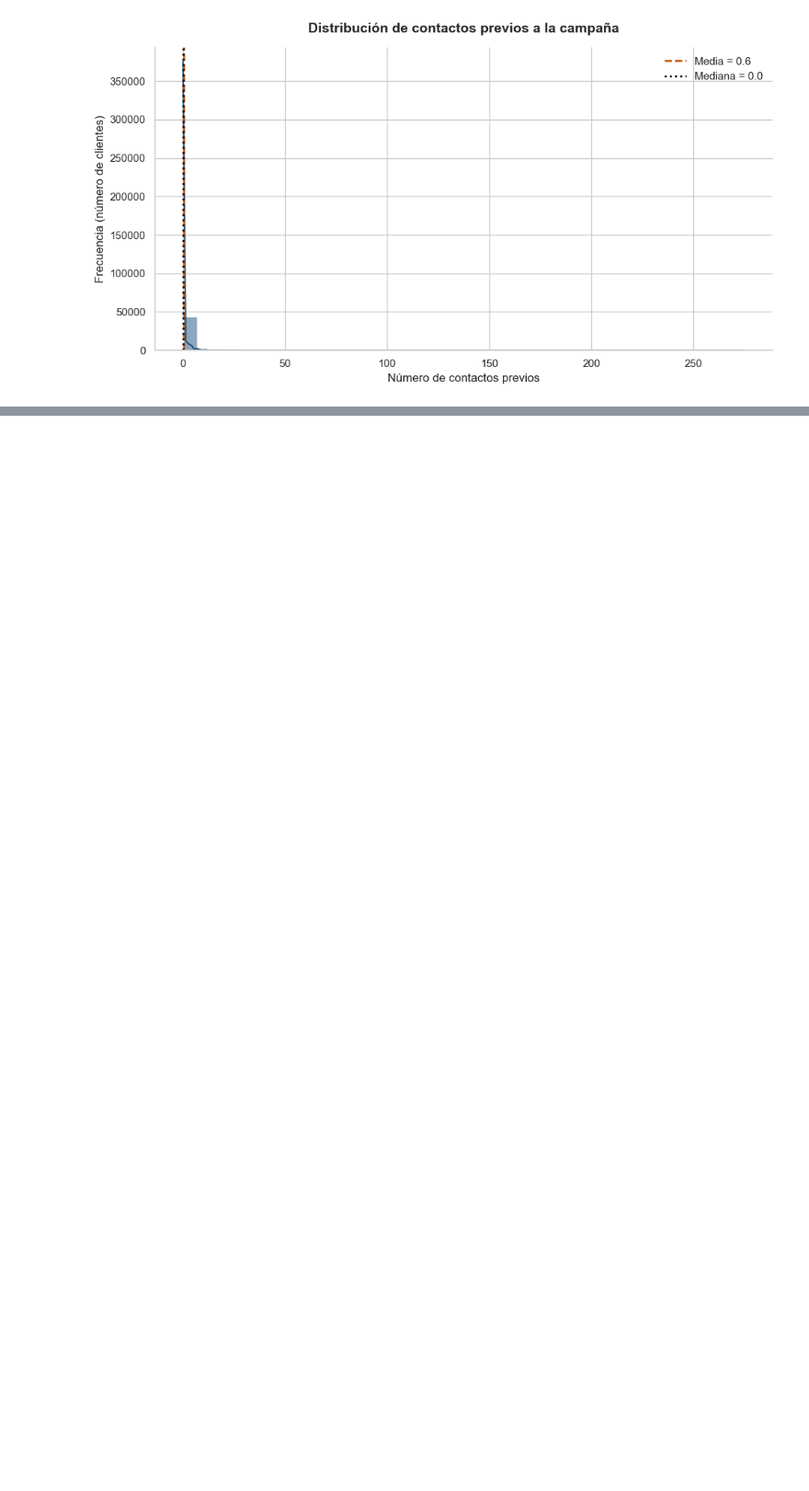
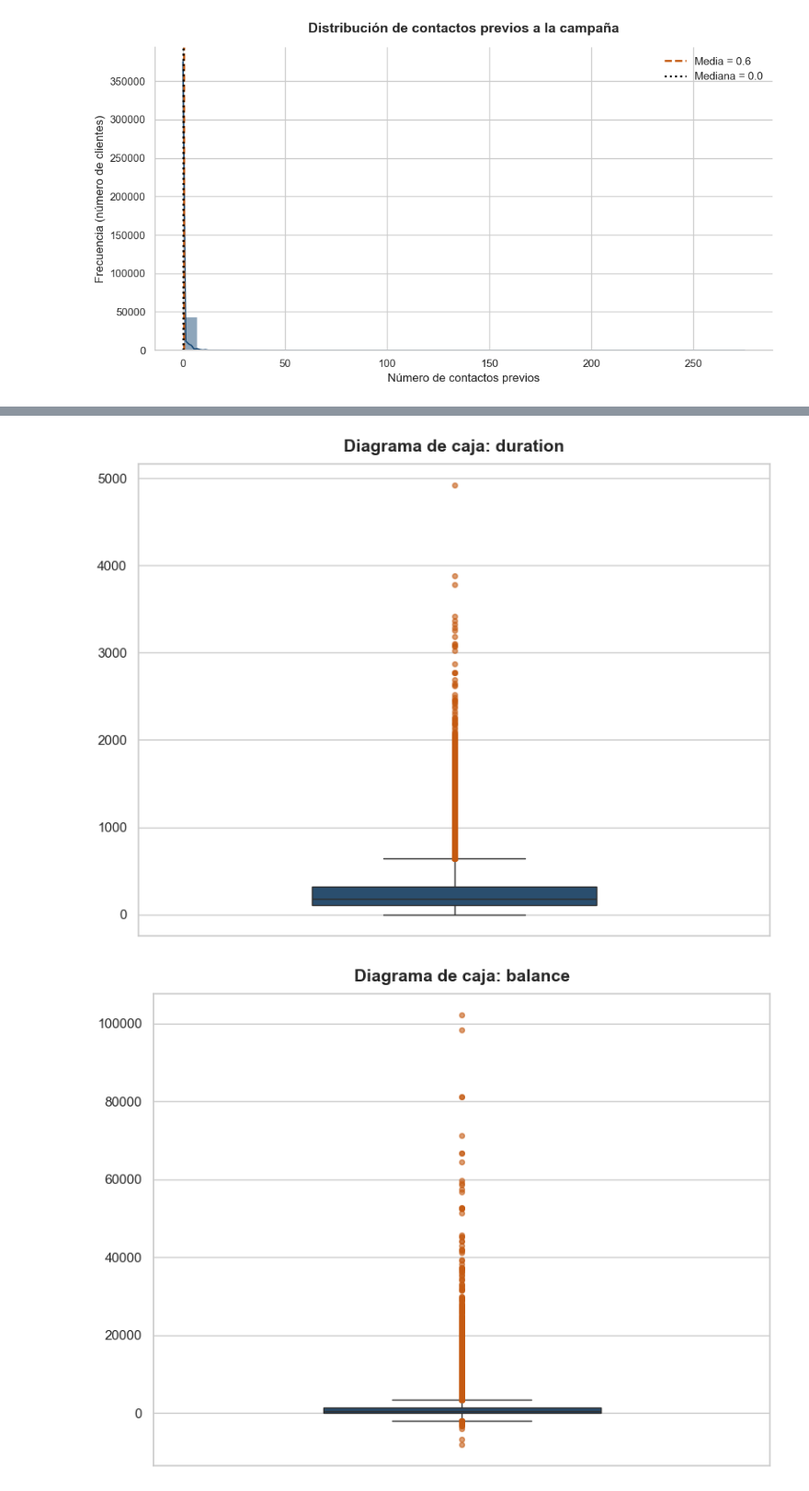
Before and after one commit to romanlopezroger-web/TRABAJO-FINAL-_MODULO_3, a Jupyter notebook: AED.ipynb, the cells around one changed output, grey strips where cells are left out. Shown at 92% size. Cells and saved outputs as stored; diff of their text form; code cells hidden in the pictures; blank space fills up the shorter version.

```diff
--- a/AED.ipynb
+++ b/AED.ipynb
@@ -578,0 +635,31 @@ histograma(df["previous"], "Distribución de contactos previos a la campaña", "
+# %%
+# Lista con las variables que quieres graficar por separado
+VARIABLES = ["duration", "balance", "campaign", "previous"]
+
+# Generamos un gráfico individual para cada variable
+for columna in VARIABLES:
+    plt.figure(figsize=(8, 6))
+
+    sns.boxplot(
+        y=df[columna].dropna(),
+        color=COLOR_PRINCIPAL,
+        width=0.45,
+        flierprops={
+            "marker": "o",
+            "markerfacecolor": COLOR_SECUNDARIO,
+            "markeredgecolor": COLOR_SECUNDARIO,
+            "markersize": 4,
+            "alpha": 0.6,
+        },
+    )
+
+    plt.title(
+        f"Diagrama de caja: {columna}", fontsize=14, fontweight="bold", pad=10
+    )
+    plt.ylabel("")
+
+    plt.tight_layout()
+    plt.show()
+# %% [output]
+[figure, added]
+[figure, added]
```
Also changed, not shown: parts of 14 cells of this notebook.
